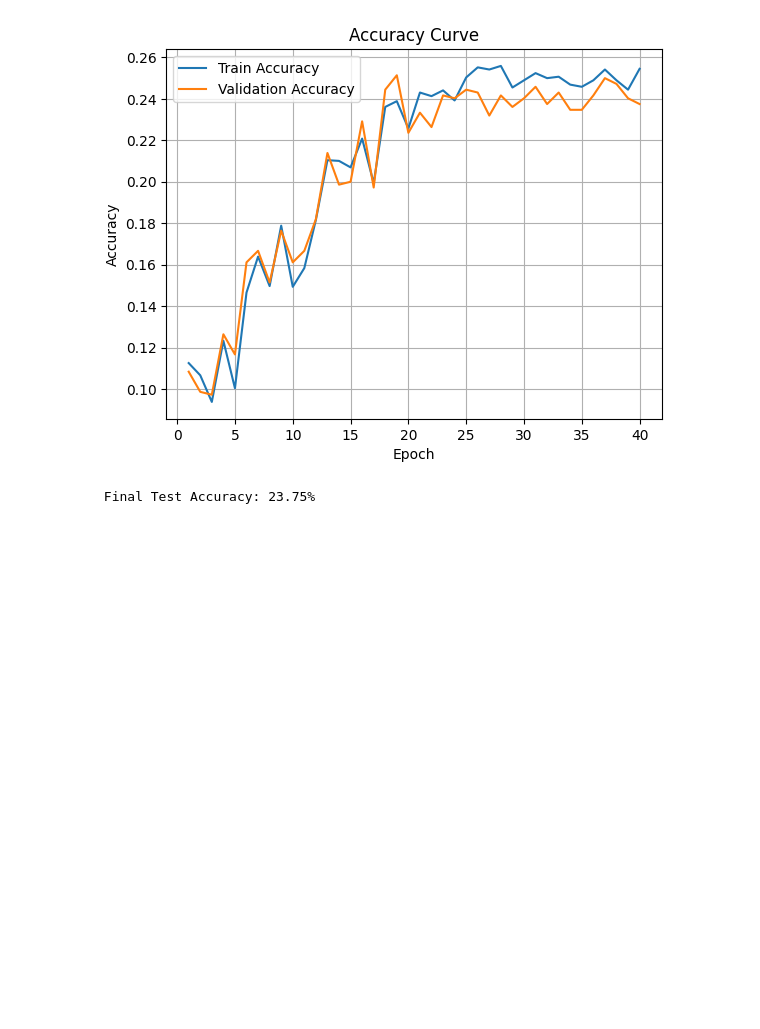
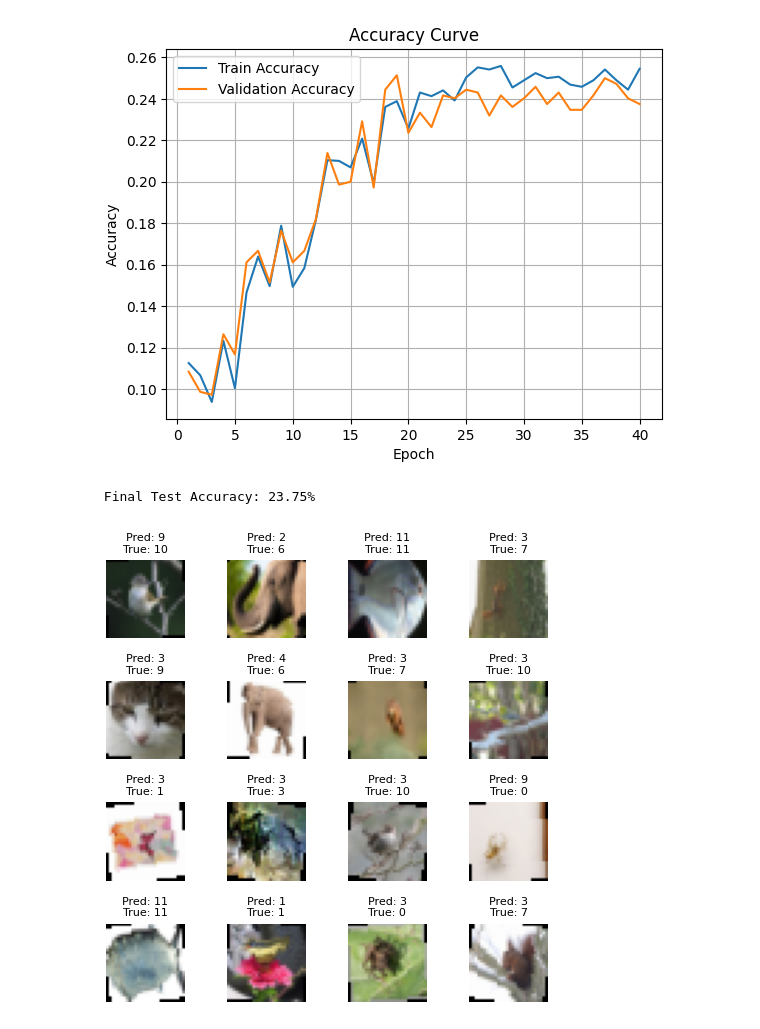
Before and after one commit to Lariiuki/Pos-Deep-Learning, a Jupyter notebook: NoProp.ipynb, the cells around one changed output. Saved outputs shown, nothing was run; the diff lists cells and outputs as text; code cells hidden in the pictures; blank space fills up the shorter version.

```diff
--- a/NoProp.ipynb
+++ b/NoProp.ipynb
@@ -365,3 +365,42 @@ Epoch 39/40  TrainAcc=24.44%  ValAcc=24.03%
 Epoch 40/40  TrainAcc=25.45%  ValAcc=23.75%
 [figure]
  Final Test Accuracy: 23.75%
+# %%
+def show_predictions(model, test_loader, class_names=None, num_images = 16):
+    model.eval()
+    images_shown = 0
+    plt.figure(figsize=(5, 5))
+
+    with torch.no_grad():
+        for x, y in test_loader:
+            x, y = x.to(device), y.to(device)
+            logits = model.inference(x)
+            preds = logits.argmax(dim=1)
+
+            for i in range(x.size(0)):
+                if images_shown >= num_images:
+                    break
+
+                plt.subplot(int(num_images**0.5), int(num_images**0.5), images_shown + 1)
+                img = x[i].cpu().permute(1, 2, 0)
+                plt.imshow(img, cmap='gray')
+                actual = class_names[y[i]] if class_names else y[i].item()
+                pred = class_names[preds[i]] if class_names else preds[i].item()
+                plt.title(f"Pred: {pred}\nTrue: {actual}", fontsize=8)
+                plt.axis('off')
+
+                images_shown += 1
+
+            if images_shown >= num_images:
+                break
+
+    plt.tight_layout()
+    plt.show()
+# %%
+# Class names for MNIST dataset
+class_names = [str(i) for i in range(10)]
+
+# Call the function
+show_predictions(model, test_loader)
+# %% [output]
+[figure, added]
```
